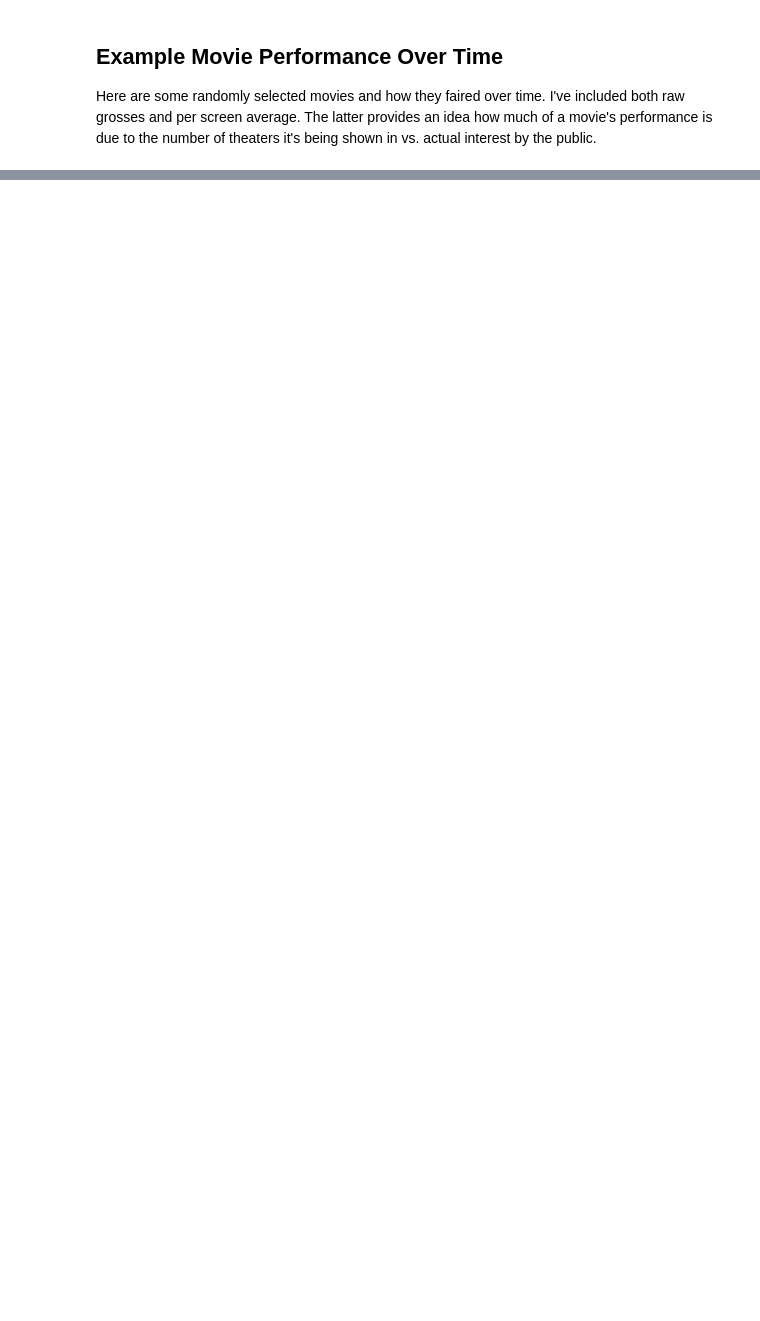
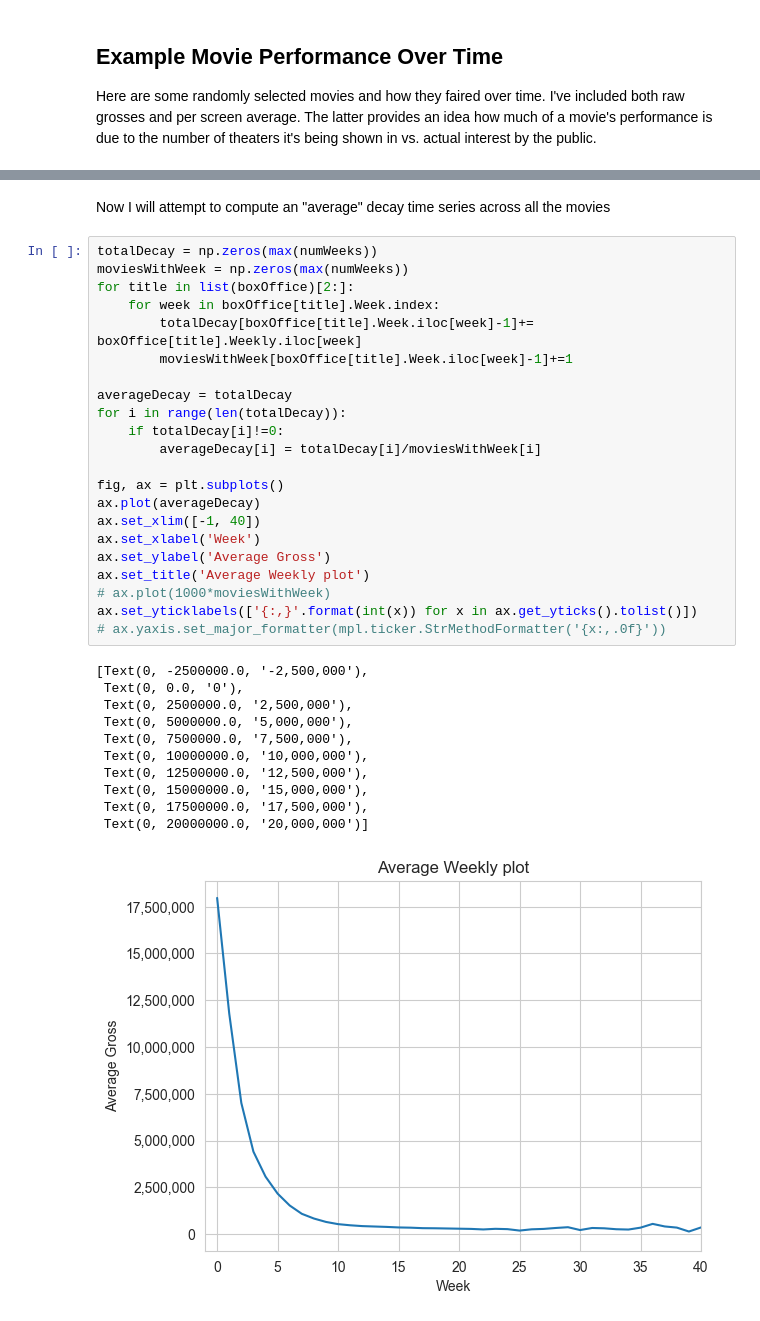
Before and after one commit to wampler77/ReelMetrics, a Jupyter notebook: ExploringBoxOfficeAndReview.ipynb, the cells around one changed output, grey strips where cells are left out. Saved outputs shown, nothing was run; the diff lists cells and outputs as text; blank space fills up the shorter version.

```diff
--- a/ExploringBoxOfficeAndReview.ipynb
+++ b/ExploringBoxOfficeAndReview.ipynb
@@ -110,0 +92,36 @@ figs.tight_layout()
+# %% [markdown]
+Now I will attempt to compute an "average" decay time series across all the movies
+# %%
+totalDecay = np.zeros(max(numWeeks))
+moviesWithWeek = np.zeros(max(numWeeks))
+for title in list(boxOffice)[2:]:
+    for week in boxOffice[title].Week.index:
+        totalDecay[boxOffice[title].Week.iloc[week]-1]+= boxOffice[title].Weekly.iloc[week]
+        moviesWithWeek[boxOffice[title].Week.iloc[week]-1]+=1
+
+averageDecay = totalDecay
+for i in range(len(totalDecay)):
+    if totalDecay[i]!=0:
+        averageDecay[i] = totalDecay[i]/moviesWithWeek[i]
+
+fig, ax = plt.subplots()
+ax.plot(averageDecay)
+ax.set_xlim([-1, 40])
+ax.set_xlabel('Week')
+ax.set_ylabel('Average Gross')
+ax.set_title('Average Weekly plot')
+# ax.plot(1000*moviesWithWeek)
+ax.set_yticklabels(['{:,}'.format(int(x)) for x in ax.get_yticks().tolist()])
+# ax.yaxis.set_major_formatter(mpl.ticker.StrMethodFormatter('{x:,.0f}'))
+# %% [output]
+[Text(0, -2500000.0, '-2,500,000'),
+ Text(0, 0.0, '0'),
+ Text(0, 2500000.0, '2,500,000'),
+ Text(0, 5000000.0, '5,000,000'),
+ Text(0, 7500000.0, '7,500,000'),
+ Text(0, 10000000.0, '10,000,000'),
+ Text(0, 12500000.0, '12,500,000'),
+ Text(0, 15000000.0, '15,000,000'),
+ Text(0, 17500000.0, '17,500,000'),
+ Text(0, 20000000.0, '20,000,000')]
+[figure, added]
```
Also changed, not shown: parts of 10 cells of this notebook.
